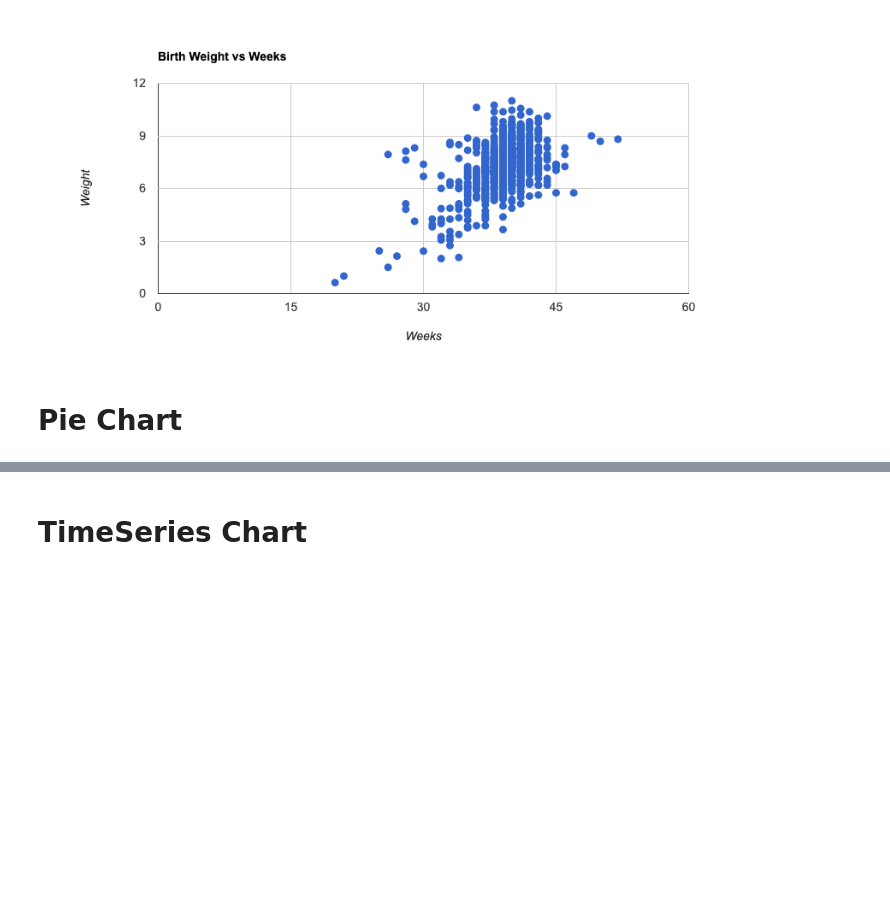
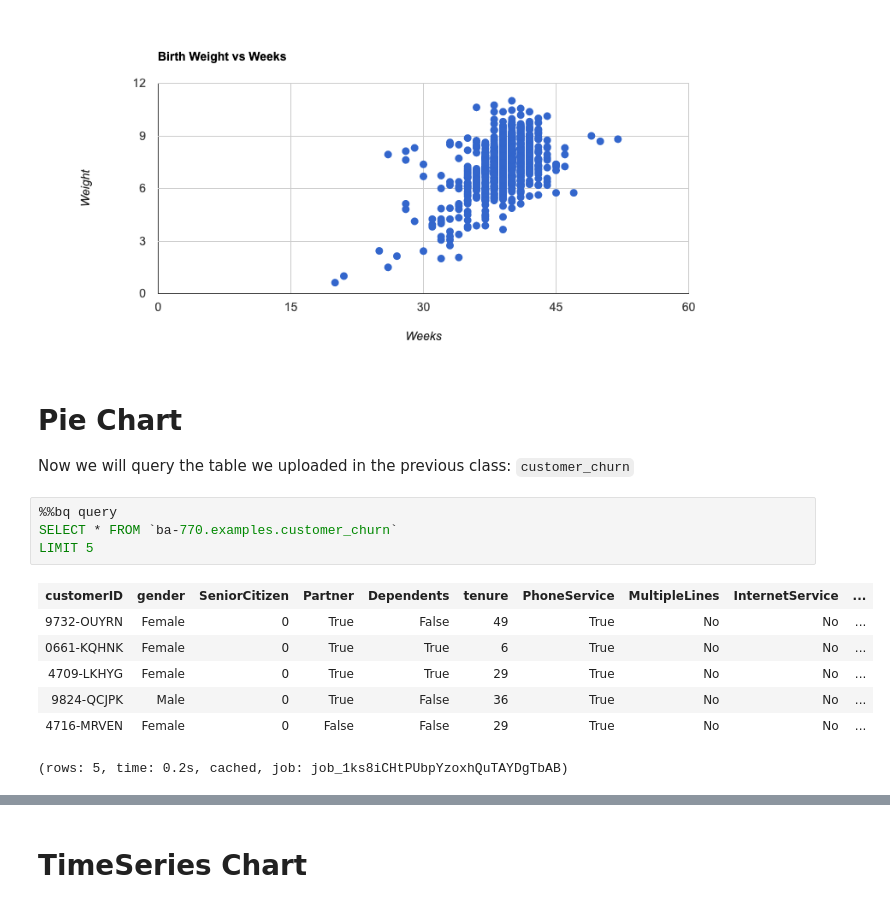
Before and after one commit to soltaniehha/Business-Analytics-Toolbox, a Jupyter notebook: 03-Data-Warehousing/Datalab-BigQuery.ipynb, the cells around one changed output, grey strips where cells are left out. Drawn from its saved outputs; the diff is of its cells as text; blank space fills up the shorter version.

```diff
--- a/03-Data-Warehousing/Datalab-BigQuery.ipynb
+++ b/03-Data-Warehousing/Datalab-BigQuery.ipynb
@@ -165,6 +165,20 @@ legend: none
 # %% [output]
 [interactive output not drawn]
 [figure]
-# %% [markdown]
-# Pie Chart
+# %% [markdown]
+# Pie Chart
+
+Now we will query the table we uploaded in the previous class: `customer_churn`
+# %%
+%%bq query
+SELECT * FROM `ba-770.examples.customer_churn`
+LIMIT 5
+# %% [output]
+| customerID | gender | SeniorCitizen | Partner | Dependents | tenure | PhoneService | MultipleLines | InternetService | ... |
+| 9732-OUYRN | Female | 0 | True | False | 49 | True | No | No | ... |
+| 0661-KQHNK | Female | 0 | True | True | 6 | True | No | No | ... |
+| 4709-LKHYG | Female | 0 | True | True | 29 | True | No | No | ... |
+| 9824-QCJPK | Male | 0 | True | False | 36 | True | No | No | ... |
+| 4716-MRVEN | Female | 0 | False | False | 29 | True | No | No | ... |
+(rows: 5, time: 0.2s, cached, job: job_1ks8iCHtPUbpYzoxhQuTAYDgTbAB)
 # %%
```
Also changed, not shown: parts of 4 cells of this notebook.
